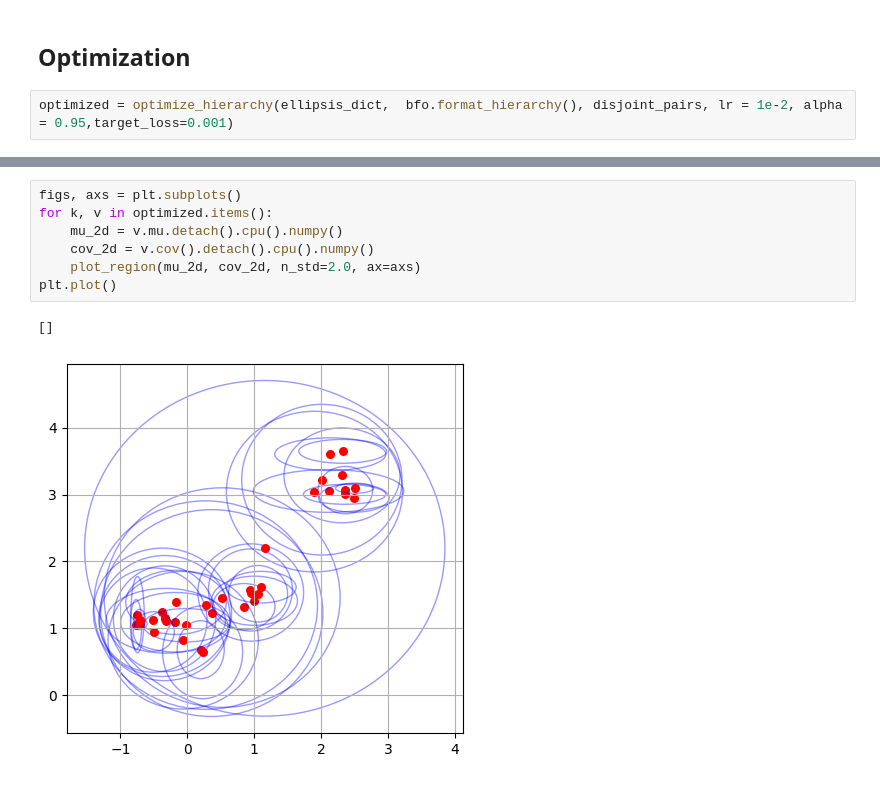
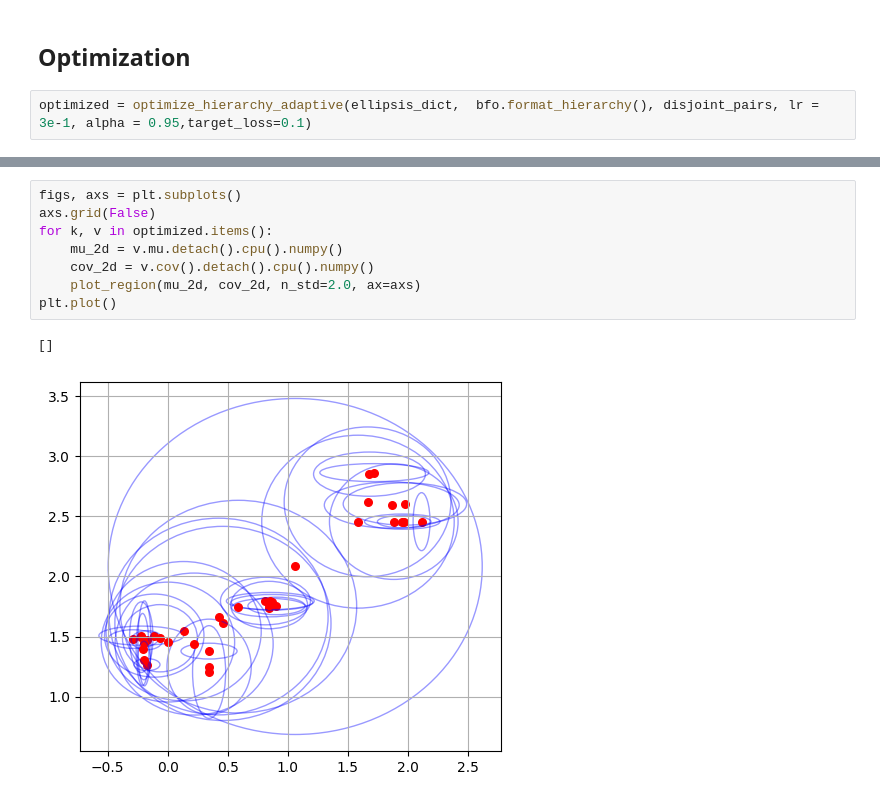
Before and after one commit to SamirKipper/Ontopo, a Jupyter notebook: src/test.ipynb, the cells around one changed output, grey strips where cells are left out. Cells and saved outputs as stored; diff of their text form.

```diff
--- a/src/test.ipynb
+++ b/src/test.ipynb
@@ -130,5 +131,5 @@ plt.plot()
 # %% [markdown]
 ## Optimization
 # %%
-optimized = optimize_hierarchy(ellipsis_dict,  bfo.format_hierarchy(), disjoint_pairs, lr = 1e-2, alpha = 0.95,target_loss=0.001)
+optimized = optimize_hierarchy_adaptive(ellipsis_dict,  bfo.format_hierarchy(), disjoint_pairs, lr = 3e-1, alpha = 0.95,target_loss=0.1)
 # %% [output]
@@ -152,13 +153,14 @@ optimized = optimize_hierarchy(ellipsis_dict,  bfo.format_hierarchy(), disjoint_
 # %%
 figs, axs = plt.subplots()
+axs.grid(False)
 for k, v in optimized.items():
     mu_2d = v.mu.detach().cpu().numpy()
     cov_2d = v.cov().detach().cpu().numpy()
     plot_region(mu_2d, cov_2d, n_std=2.0, ax=axs)
 plt.plot()
 # %% [output]
 []
-[figure, old version]
+[figure, new version]
 # %%
 figs, axs = plt.subplots()
 for k, v in optimized.items():
```
Also changed, not shown: parts of 3 cells of this notebook.
